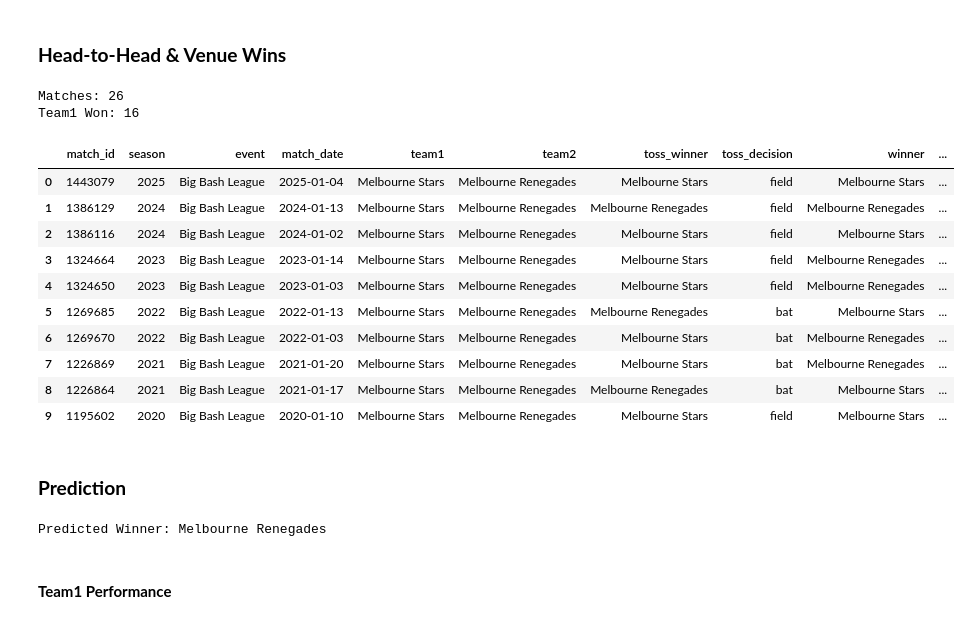
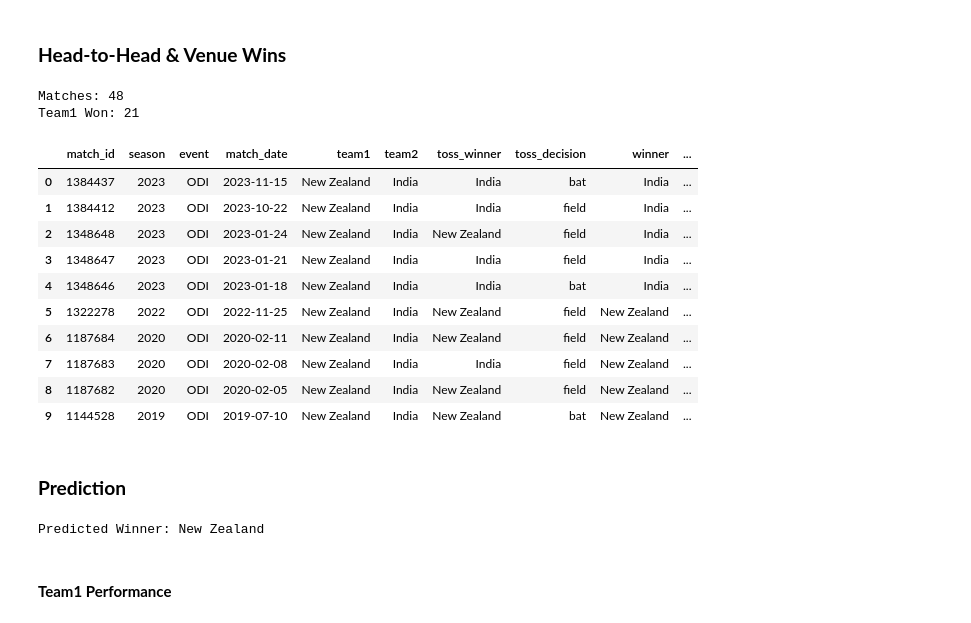
Before and after one commit to harikiranadangi/Predictive-Analytics-for-Cricket-Matches-Using-Machine-Learning, a Jupyter notebook: source_code/5.Match_Prediction.ipynb, the cells around one changed output. Saved outputs shown, nothing was run; the diff lists cells and outputs as text; code cells hidden in the pictures.

```diff
--- a/source_code/5.Match_Prediction.ipynb
+++ b/source_code/5.Match_Prediction.ipynb
@@ -268,42 +262,42 @@ side_by_side
 # %% [markdown]
 ### **Head-to-Head & Venue Wins**
 # %%
-h2h = df[((df["team1"] == "Melbourne Stars") & (df["team2"] == "Melbourne Renegades")) | ((df["team1"] == "Melbourne Renegades") & (df["team2"] == "Melbourne Stars"))  #& (df['ground'] == "Kensington Oval, Barbados, Bridgetown")
+h2h = df[((df["team1"] == "India") & (df["team2"] == "New Zealand")) | ((df["team1"] == "New Zealand") & (df["team2"] == "India"))  #& (df['ground'] == "Kensington Oval, Barbados, Bridgetown")
                   ].sort_values(by="match_date",ascending=False).reset_index(drop=True)
 print("Matches:",len(h2h))
 print("Team1 Won:",len(h2h[h2h["team1"] == h2h["winner"]]))
 
 h2h[:10]
 # %% [output]
-Matches: 26
-Team1 Won: 16
+Matches: 48
+Team1 Won: 21
 |  | match_id | season | event | match_date | team1 | team2 | toss_winner | toss_decision | winner | ... |
-| 0 | 1443079 | 2025 | Big Bash League | 2025-01-04 | Melbourne Stars | Melbourne Renegades | Melbourne Stars | field | Melbourne Stars | ... |
-| 1 | 1386129 | 2024 | Big Bash League | 2024-01-13 | Melbourne Stars | Melbourne Renegades | Melbourne Renegades | field | Melbourne Renegades | ... |
-| 2 | 1386116 | 2024 | Big Bash League | 2024-01-02 | Melbourne Stars | Melbourne Renegades | Melbourne Stars | field | Melbourne Stars | ... |
-| 3 | 1324664 | 2023 | Big Bash League | 2023-01-14 | Melbourne Stars | Melbourne Renegades | Melbourne Stars | field | Melbourne Renegades | ... |
-| 4 | 1324650 | 2023 | Big Bash League | 2023-01-03 | Melbourne Stars | Melbourne Renegades | Melbourne Stars | field | Melbourne Renegades | ... |
-| 5 | 1269685 | 2022 | Big Bash League | 2022-01-13 | Melbourne Stars | Melbourne Renegades | Melbourne Renegades | bat | Melbourne Stars | ... |
-| 6 | 1269670 | 2022 | Big Bash League | 2022-01-03 | Melbourne Stars | Melbourne Renegades | Melbourne Stars | bat | Melbourne Renegades | ... |
-| 7 | 1226869 | 2021 | Big Bash League | 2021-01-20 | Melbourne Stars | Melbourne Renegades | Melbourne Stars | bat | Melbourne Renegades | ... |
-| 8 | 1226864 | 2021 | Big Bash League | 2021-01-17 | Melbourne Stars | Melbourne Renegades | Melbourne Renegades | bat | Melbourne Stars | ... |
-| 9 | 1195602 | 2020 | Big Bash League | 2020-01-10 | Melbourne Stars | Melbourne Renegades | Melbourne Stars | field | Melbourne Stars | ... |
+| 0 | 1384437 | 2023 | ODI | 2023-11-15 | New Zealand | India | India | bat | India | ... |
+| 1 | 1384412 | 2023 | ODI | 2023-10-22 | New Zealand | India | India | field | India | ... |
+| 2 | 1348648 | 2023 | ODI | 2023-01-24 | New Zealand | India | New Zealand | field | India | ... |
+| 3 | 1348647 | 2023 | ODI | 2023-01-21 | New Zealand | India | India | field | India | ... |
+| 4 | 1348646 | 2023 | ODI | 2023-01-18 | New Zealand | India | India | bat | India | ... |
+| 5 | 1322278 | 2022 | ODI | 2022-11-25 | New Zealand | India | New Zealand | field | New Zealand | ... |
+| 6 | 1187684 | 2020 | ODI | 2020-02-11 | New Zealand | India | New Zealand | field | New Zealand | ... |
+| 7 | 1187683 | 2020 | ODI | 2020-02-08 | New Zealand | India | India | field | New Zealand | ... |
+| 8 | 1187682 | 2020 | ODI | 2020-02-05 | New Zealand | India | New Zealand | field | New Zealand | ... |
+| 9 | 1144528 | 2019 | ODI | 2019-07-10 | New Zealand | India | New Zealand | bat | New Zealand | ... |
 # %% [markdown]
 ### **Prediction**
 # %%
 # Future match data
 future_match = pd.DataFrame({
-    'team1': ['Melbourne Stars'],
-    'team2': ['Melbourne Renegades'],
-    'toss_winner': ['Melbourne Stars'],
+    'team1': ['New Zealand'],
+    'team2': ['India'],
+    'toss_winner': ['New Zealand'],
     'toss_decision': ['field'],
-    'Ground': ['Docklands Stadium, Melbourne'],
-    'h2h_team1_wins%': [62],
-    'h2h_venue_team1_wins%': [61],
-    'team1_venue_wins%': [61],
-    'team2_venue_wins%': [14],
+    'Ground': ['Dubai International Cricket Stadium'],
+    'h2h_team1_wins%': [44],
+    'h2h_venue_team1_wins%': [50],
+    'team1_venue_wins%': [50],
+    'team2_venue_wins%': [50],
     'team1_last_5_wins': [2],
-    'team2_last_5_wins': [2]
+    'team2_last_5_wins': [5]
 })
 
 # Encode categorical variables and ensure consistent columns with training data
@@ -330,7 +324,7 @@ future_match['actual_winner'] = " "
 
 future_match.drop(columns=['h2h_team1_wins%', 'h2h_venue_team1_wins%', 'team1_venue_wins%','team2_venue_wins%', 'team1_last_5_wins', 'team2_last_5_wins'], inplace=True)
 # %% [output]
-Predicted Winner: Melbourne Renegades
+Predicted Winner: New Zealand
 # %% [markdown]
 #### **Team1 Performance**
 # %%
```
Also changed, not shown: parts of 8 cells of this notebook.
